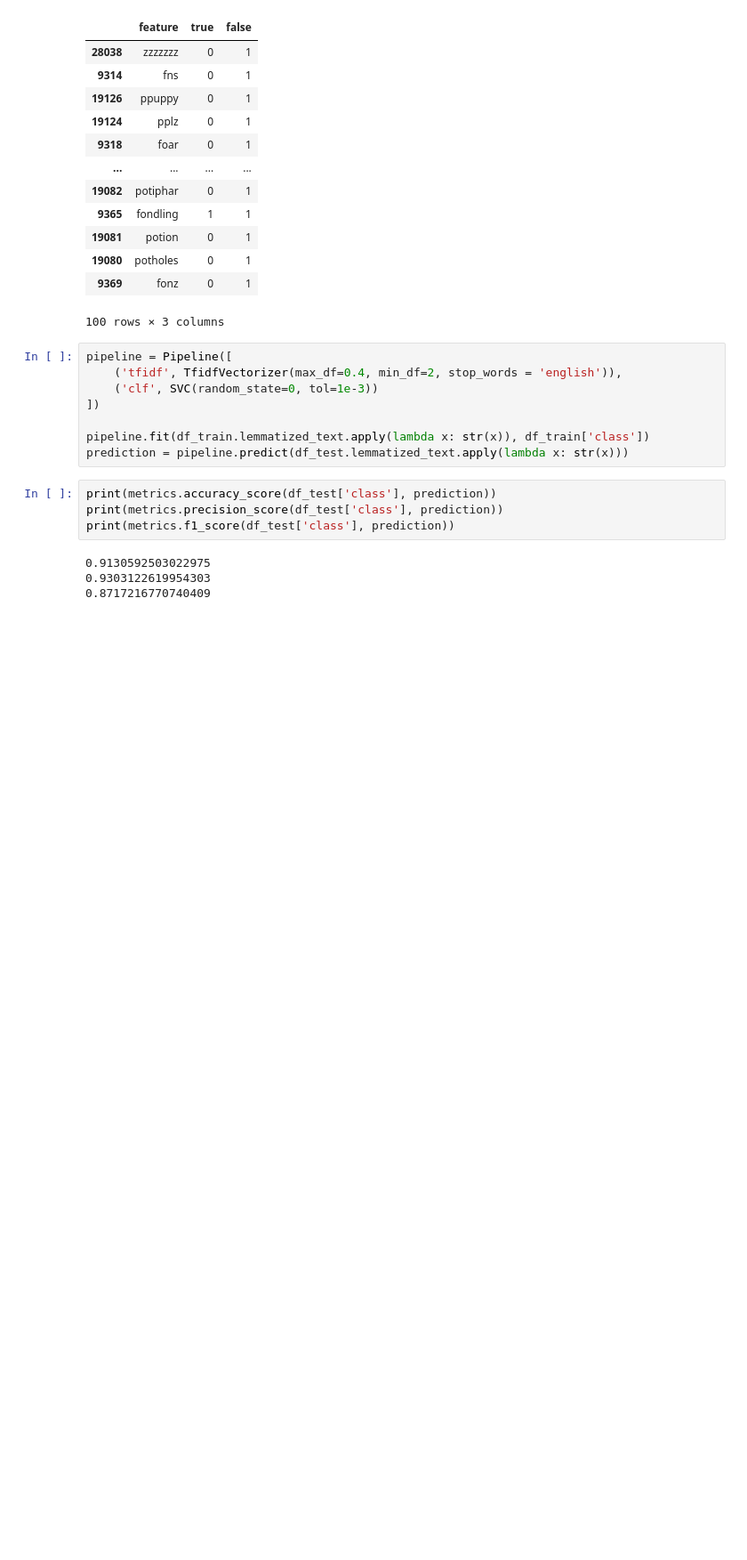
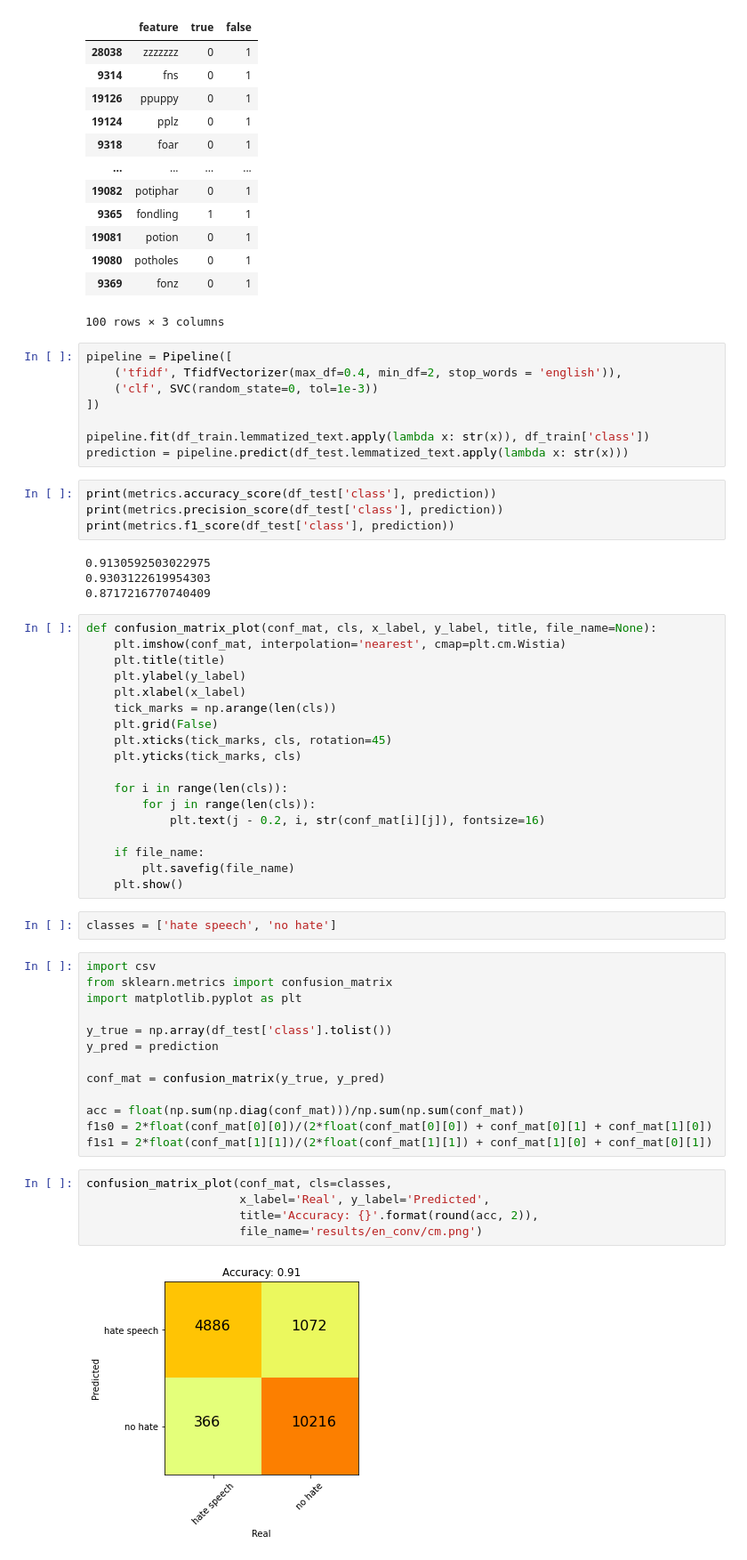
Before and after one commit to kk0walski/Phase_2, a Jupyter notebook: kaggle_svm.ipynb, the cells around one changed output. Shown: that part at 89% size. Saved outputs shown, nothing was run; the diff lists cells and outputs as text; blank space fills up the shorter version.

```diff
--- a/kaggle_svm.ipynb
+++ b/kaggle_svm.ipynb
@@ -95,3 +95,43 @@ print(metrics.f1_score(df_test['class'], prediction))
 0.9130592503022975
 0.9303122619954303
 0.8717216770740409
+# %%
+def confusion_matrix_plot(conf_mat, cls, x_label, y_label, title, file_name=None):
+    plt.imshow(conf_mat, interpolation='nearest', cmap=plt.cm.Wistia)
+    plt.title(title)
+    plt.ylabel(y_label)
+    plt.xlabel(x_label)
+    tick_marks = np.arange(len(cls))
+    plt.grid(False)
+    plt.xticks(tick_marks, cls, rotation=45)
+    plt.yticks(tick_marks, cls)
+
+    for i in range(len(cls)):
+        for j in range(len(cls)):
+            plt.text(j - 0.2, i, str(conf_mat[i][j]), fontsize=16)
+
+    if file_name:
+        plt.savefig(file_name)
+    plt.show()
+# %%
+classes = ['hate speech', 'no hate']
+# %%
+import csv
+from sklearn.metrics import confusion_matrix
+import matplotlib.pyplot as plt
+
+y_true = np.array(df_test['class'].tolist())
+y_pred = prediction
+
+conf_mat = confusion_matrix(y_true, y_pred)
+
+acc = float(np.sum(np.diag(conf_mat)))/np.sum(np.sum(conf_mat))
+f1s0 = 2*float(conf_mat[0][0])/(2*float(conf_mat[0][0]) + conf_mat[0][1] + conf_mat[1][0])
+f1s1 = 2*float(conf_mat[1][1])/(2*float(conf_mat[1][1]) + conf_mat[1][0] + conf_mat[0][1])
+# %%
+confusion_matrix_plot(conf_mat, cls=classes,
+                      x_label='Real', y_label='Predicted',
+                      title='Accuracy: {}'.format(round(acc, 2)),
+                      file_name='results/en_conv/cm.png')
+# %% [output]
+[figure, added]
```
Also changed, not shown: parts of 1 cell of this notebook, 29 other files.
